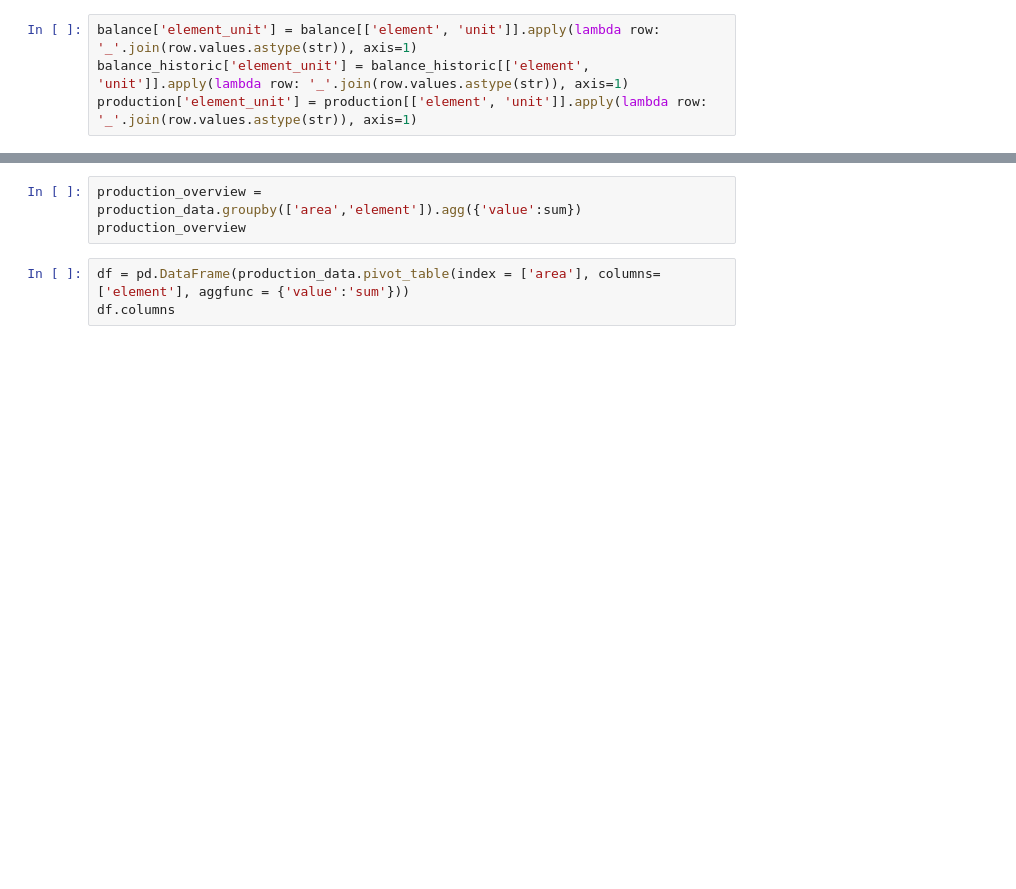
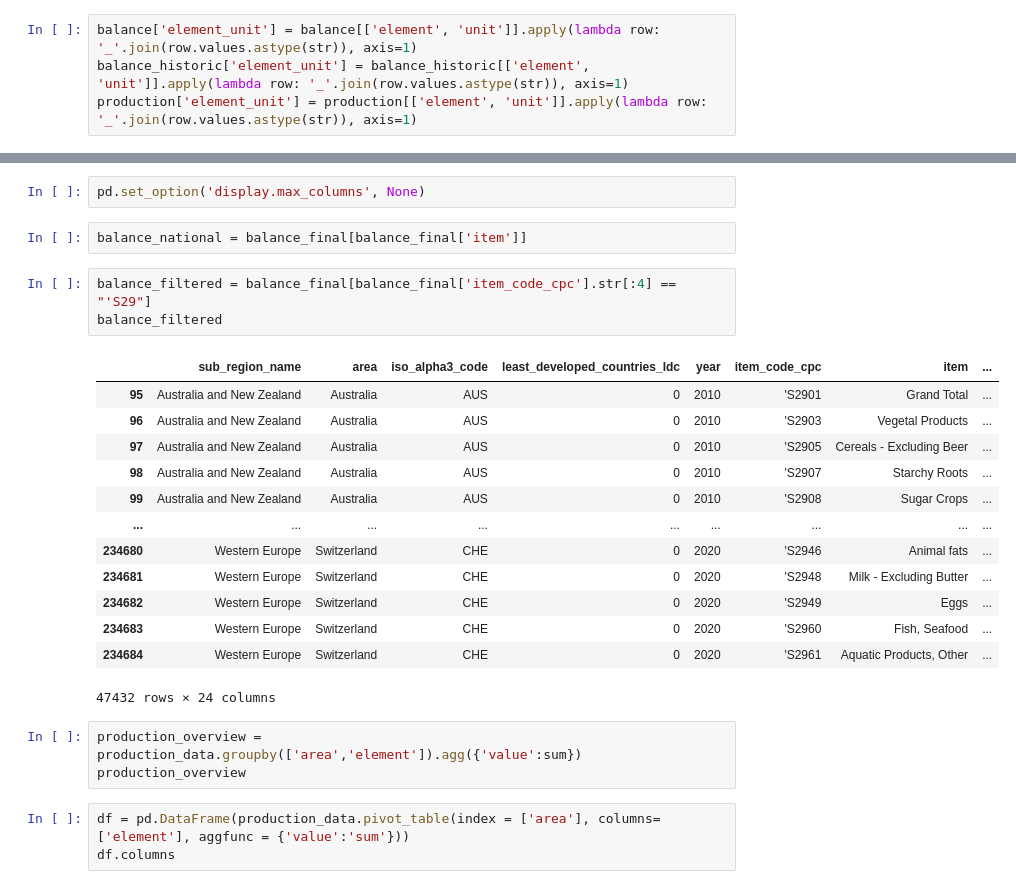
Before and after one commit to AGordon777/final-project, a Jupyter notebook: EDA.ipynb, the cells around one changed output, grey strips where cells are left out. Saved outputs shown, nothing was run; the diff lists cells and outputs as text; blank space fills up the shorter version.

```diff
--- a/EDA.ipynb
+++ b/EDA.ipynb
@@ -99,3 +193,24 @@ balance_p = pd.DataFrame(balance.pivot_table(index = ['area'], columns=['element
+# %%
+pd.set_option('display.max_columns', None)
+# %%
+balance_national = balance_final[balance_final['item']]
+# %%
+balance_filtered = balance_final[balance_final['item_code_cpc'].str[:4] == "'S29"]
+balance_filtered
+# %% [output]
+|  | sub_region_name | area | iso_alpha3_code | least_developed_countries_ldc | year | item_code_cpc | item | ... |
+| 95 | Australia and New Zealand | Australia | AUS | 0 | 2010 | 'S2901 | Grand Total | ... |
+| 96 | Australia and New Zealand | Australia | AUS | 0 | 2010 | 'S2903 | Vegetal Products | ... |
+| 97 | Australia and New Zealand | Australia | AUS | 0 | 2010 | 'S2905 | Cereals - Excluding Beer | ... |
+| 98 | Australia and New Zealand | Australia | AUS | 0 | 2010 | 'S2907 | Starchy Roots | ... |
+| 99 | Australia and New Zealand | Australia | AUS | 0 | 2010 | 'S2908 | Sugar Crops | ... |
+| ... | ... | ... | ... | ... | ... | ... | ... | ... |
+| 234680 | Western Europe | Switzerland | CHE | 0 | 2020 | 'S2946 | Animal fats | ... |
+| 234681 | Western Europe | Switzerland | CHE | 0 | 2020 | 'S2948 | Milk - Excluding Butter | ... |
+| 234682 | Western Europe | Switzerland | CHE | 0 | 2020 | 'S2949 | Eggs | ... |
+| 234683 | Western Europe | Switzerland | CHE | 0 | 2020 | 'S2960 | Fish, Seafood | ... |
+| 234684 | Western Europe | Switzerland | CHE | 0 | 2020 | 'S2961 | Aquatic Products, Other | ... |
+47432 rows × 24 columns
 # %%
 production_overview = production_data.groupby(['area','element']).agg({'value':sum})
 production_overview
```
Also changed, not shown: parts of 27 cells of this notebook, 1 other file.
